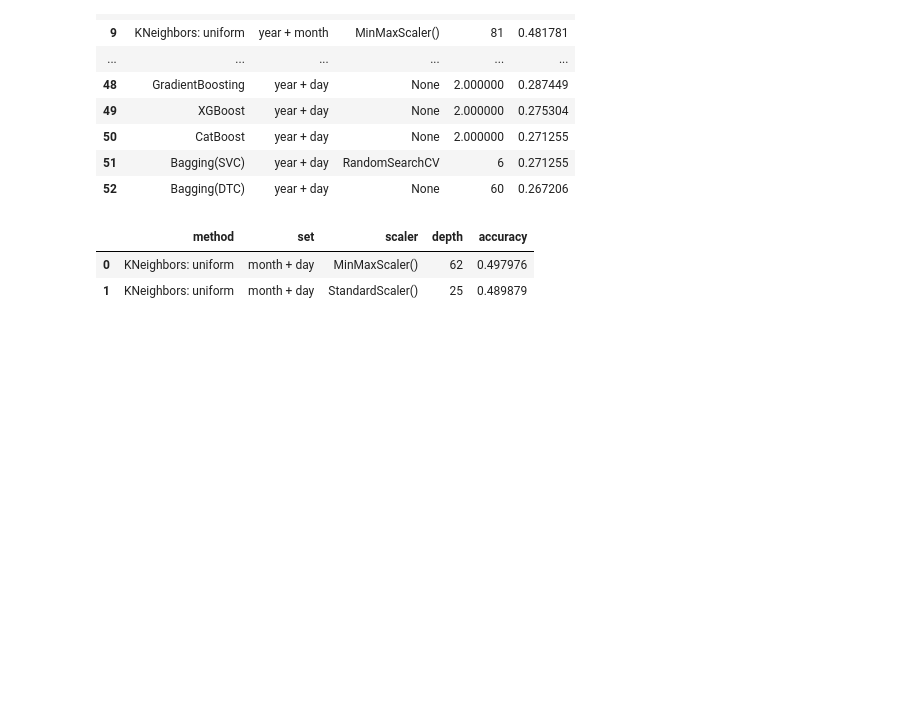
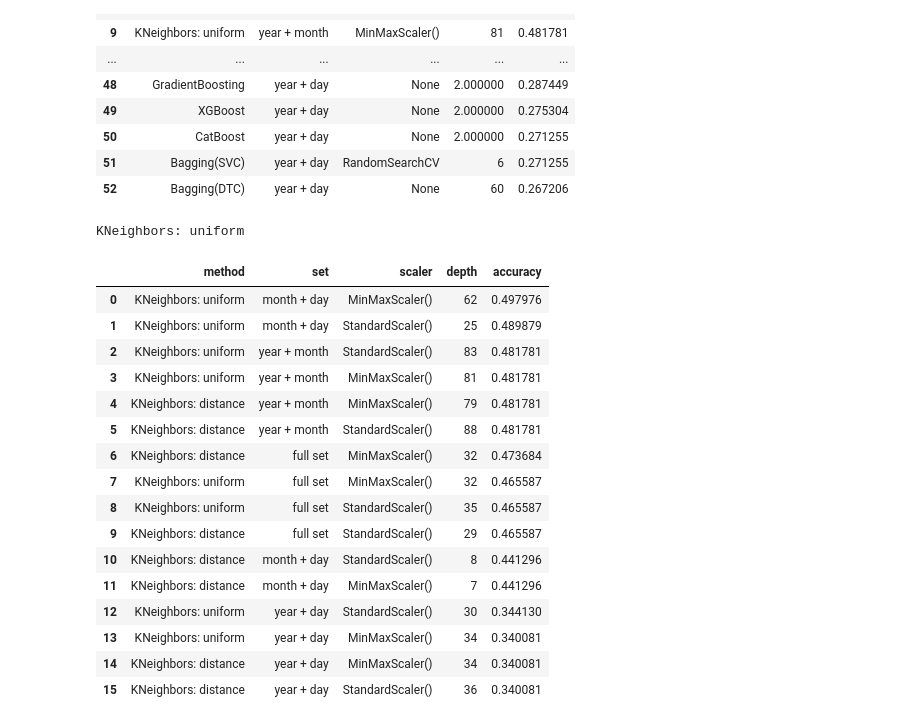
Before and after one commit to caapel/ForecastPickHours, a Jupyter notebook: Universal_template_pick_hours_analisys(2024).ipynb, the cells around one changed output. Cells and saved outputs as stored; diff of their text form; code cells hidden in the pictures; blank space fills up the shorter version.

```diff
--- a/Universal_template_pick_hours_analisys(2024).ipynb
+++ b/Universal_template_pick_hours_analisys(2024).ipynb
@@ -870,10 +871,33 @@ df_final.style.highlight_max(color='yellowgreen', subset='accuracy')  # табл
 # %%
 # Оптимальный тип весов для KNeighbors
 df_final_KN = pd.concat([df_final[df_final['method']==('KNeighbors: uniform')],
                         df_final[df_final['method']==('KNeighbors: distance')]], ignore_index=True)
 
-df_final_KN[df_final_KN['method']=='KNeighbors: uniform'].loc[df_final_KN.accuracy.idxmax():df_final_KN.accuracy.idxmax()+1].style.highlight_max(color='yellowgreen', subset='method')
+df_final_KN = df_final_KN.sort_values(by='accuracy', ascending=False)
+df_final_KN.reset_index(drop=True, inplace=True)
+
+if (df_final_KN.method.loc[0] != df_final_KN.method.loc[1]) and (df_final_KN.accuracy.loc[0] == df_final_KN.accuracy.loc[1]):
+    print('KNeighbors: indifferent')
+else:
+    print(df_final_KN.method.loc[0])
+
+df_final_KN
 # %% [output]
+KNeighbors: uniform
 |  | method | set | scaler | depth | accuracy |
 | 0 | KNeighbors: uniform | month + day | MinMaxScaler() | 62 | 0.497976 |
 | 1 | KNeighbors: uniform | month + day | StandardScaler() | 25 | 0.489879 |
+| 2 | KNeighbors: uniform | year + month | StandardScaler() | 83 | 0.481781 |
+| 3 | KNeighbors: uniform | year + month | MinMaxScaler() | 81 | 0.481781 |
+| 4 | KNeighbors: distance | year + month | MinMaxScaler() | 79 | 0.481781 |
+| 5 | KNeighbors: distance | year + month | StandardScaler() | 88 | 0.481781 |
+| 6 | KNeighbors: distance | full set | MinMaxScaler() | 32 | 0.473684 |
+| 7 | KNeighbors: uniform | full set | MinMaxScaler() | 32 | 0.465587 |
+| 8 | KNeighbors: uniform | full set | StandardScaler() | 35 | 0.465587 |
+| 9 | KNeighbors: distance | full set | StandardScaler() | 29 | 0.465587 |
+| 10 | KNeighbors: distance | month + day | StandardScaler() | 8 | 0.441296 |
+| 11 | KNeighbors: distance | month + day | MinMaxScaler() | 7 | 0.441296 |
+| 12 | KNeighbors: uniform | year + day | StandardScaler() | 30 | 0.344130 |
+| 13 | KNeighbors: uniform | year + day | MinMaxScaler() | 34 | 0.340081 |
+| 14 | KNeighbors: distance | year + day | MinMaxScaler() | 34 | 0.340081 |
+| 15 | KNeighbors: distance | year + day | StandardScaler() | 36 | 0.340081 |
```
Also changed, not shown: parts of 3 cells of this notebook.
